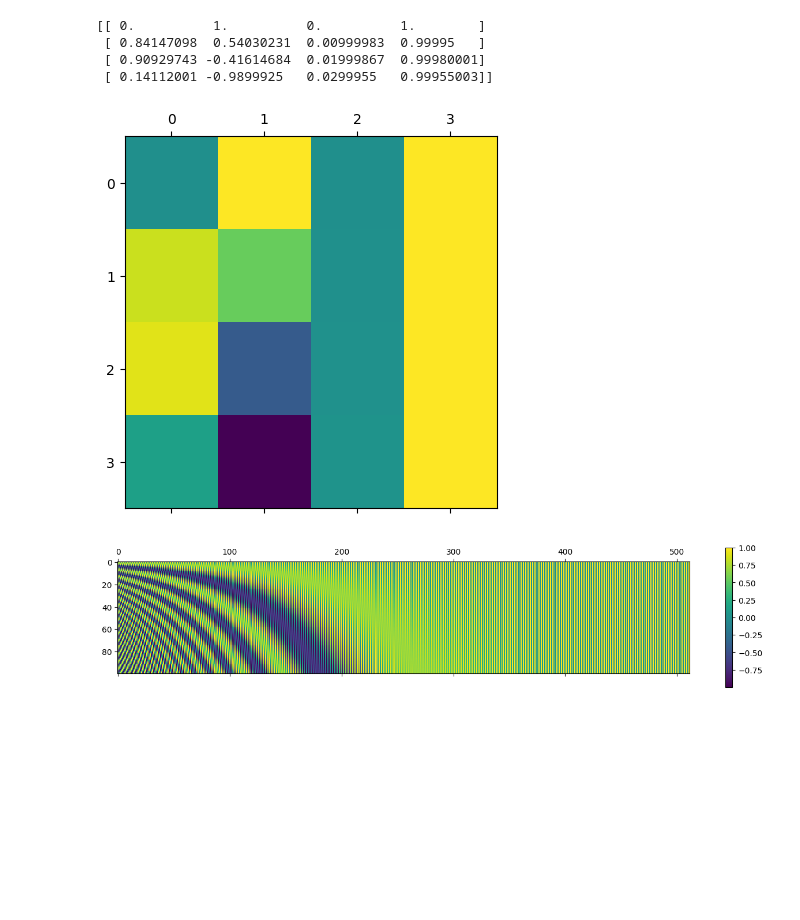
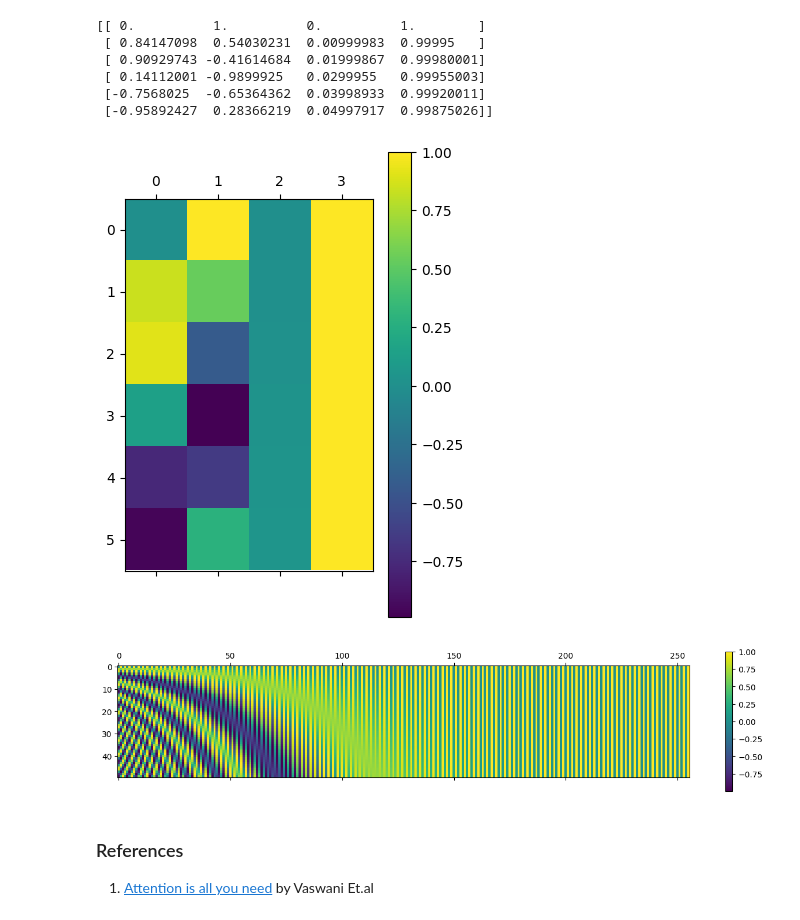
Before and after one commit to loki-veera/Transformer, a Jupyter notebook: notebooks/positional_encoding.ipynb, the cells around one changed output. Saved outputs shown, nothing was run; the diff lists cells and outputs as text; code cells hidden in the pictures; blank space fills up the shorter version.

```diff
--- a/notebooks/positional_encoding.ipynb
+++ b/notebooks/positional_encoding.ipynb
@@ -9,11 +9,11 @@ def compute_pos_encoding(seq_length, output_dim, n = 10000):
     for seq_index in range(0, seq_length):
         for index in range(0, output_dim//2):
             x = seq_index/(n**((2*index)/output_dim))
-            pos_matrix[seq_index, 2*index] = np.sin(x)
-            pos_matrix[seq_index, 2*index + 1] = np.cos(x)
+            (pos_matrix[seq_index, 2*index],
+             pos_matrix[seq_index, 2*index + 1]) = np.sin(x), np.cos(x)
     return pos_matrix
 # %%
-sequence_length = 4
+sequence_length = 6
 output_dimension = 4
 position_matrix = compute_pos_encoding(sequence_length, output_dimension)
 # %%
@@ -22,17 +22,22 @@ print(position_matrix)
 [[ 0.          1.          0.          1.        ]
  [ 0.84147098  0.54030231  0.00999983  0.99995   ]
  [ 0.90929743 -0.41614684  0.01999867  0.99980001]
- [ 0.14112001 -0.9899925   0.0299955   0.99955003]]
+ [ 0.14112001 -0.9899925   0.0299955   0.99955003]
+ [-0.7568025  -0.65364362  0.03998933  0.99920011]
+ [-0.95892427  0.28366219  0.04997917  0.99875026]]
 # %%
-cax = plt.matshow(position_matrix)
-plt.gcf().colorbar(cax)
+img_ax = plt.matshow(position_matrix)
+plt.gcf().colorbar(img_ax)
 plt.show()
 # %% [output]
-[figure, old version]
+[figure, new version]
 # %%
-pos_mat = compute_pos_encoding(100, 512)
+pos_mat = compute_pos_encoding(50, 256)
 cax = plt.matshow(pos_mat)
 plt.gcf().colorbar(cax)
 plt.show()
 # %% [output]
-[figure, old version]
+[figure, new version]
+# %% [markdown]
+### References
+1. [Attention is all you need](https://arxiv.org/pdf/1706.03762.pdf) by Vaswani Et.al
```
Also changed, not shown: 2 other files.
